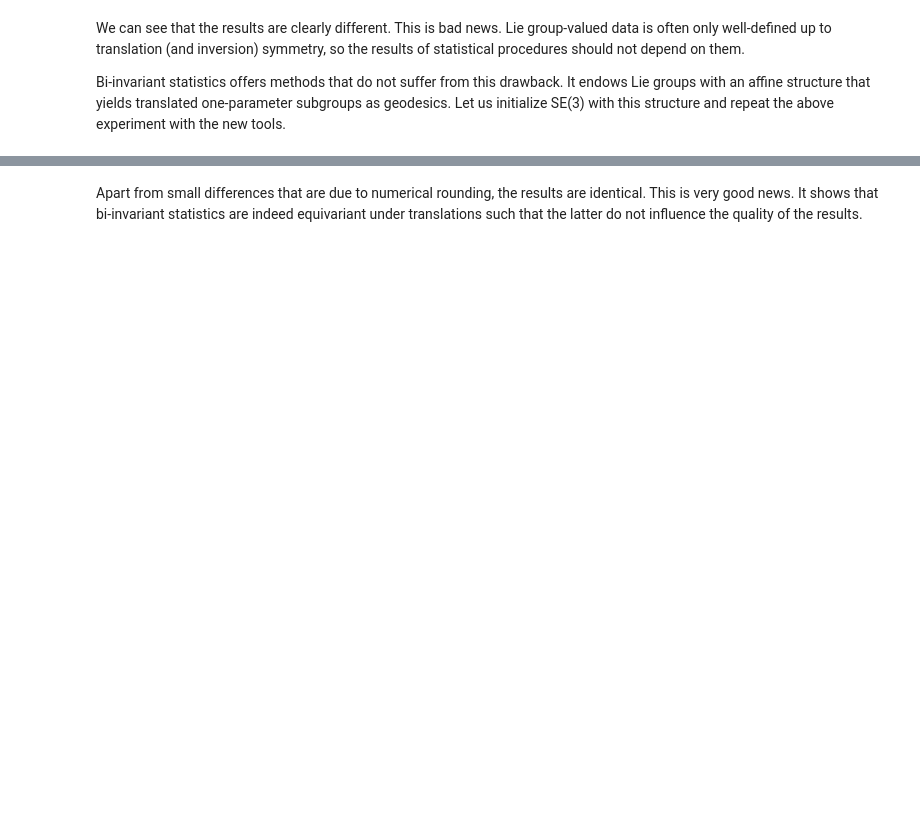
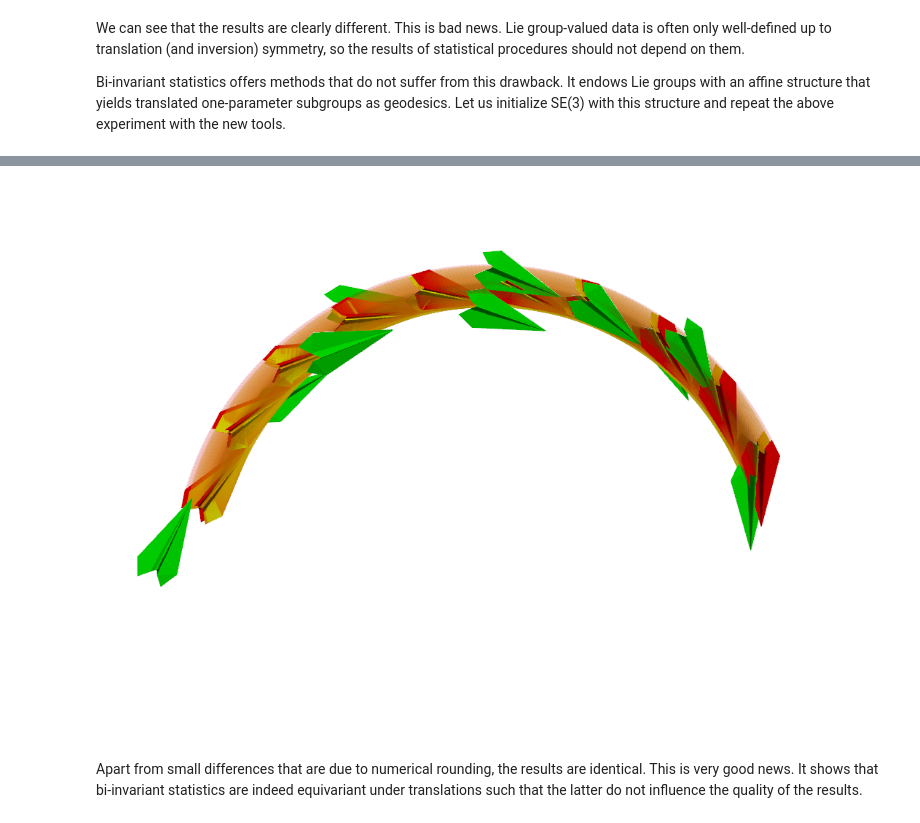
Before and after one commit to morphomatics/morphomatics.github.io, a Jupyter notebook: docs/tutorials/tutorial_biinvariant_geodesic_regression.ipynb, the cells around one changed output, grey strips where cells are left out. Drawn from its saved outputs; the diff is of its cells as text; code cells hidden in the pictures; blank space fills up the shorter version.

```diff
--- a/docs/tutorials/tutorial_biinvariant_geodesic_regression.ipynb
+++ b/docs/tutorials/tutorial_biinvariant_geodesic_regression.ipynb
@@ -143,10 +153,10 @@ G_affine = SE3(structure='AffineGroup')
 
 from morphomatics.stats import BiinvariantRegression
 
-gamma_orig = BiinvariantRegression(G_affine, Y, X).trend
-gamma = lambda t: G_affine.group.righttrans(gamma_orig.eval(t), f)
+gamma_orig = BiinvariantRegression(G_affine, Y, t).trend
+gamma = lambda s: G_affine.group.righttrans(gamma_orig.eval(s), f)
 
-gamma_tilde =BiinvariantRegression(G_affine, Y_f, X).trend
+gamma_tilde = BiinvariantRegression(G_affine, Y_f, t).trend
 
 main_plot(G_affine, gamma, gamma_tilde, Y_f)
 # %% [output]
@@ -154,2 +163,3 @@ Widget(value='<iframe src="http://localhost:56859/index.html?ui=P_0x16c335870_3&
+[figure, added]
 # %% [markdown]
 Apart from small differences that are due to numerical rounding, the results are identical. This is very good news. It shows that bi-invariant statistics are indeed equivariant under translations such that the latter do not influence the quality of the results.
```
Also changed, not shown: parts of 5 cells of this notebook, 1 other file.
